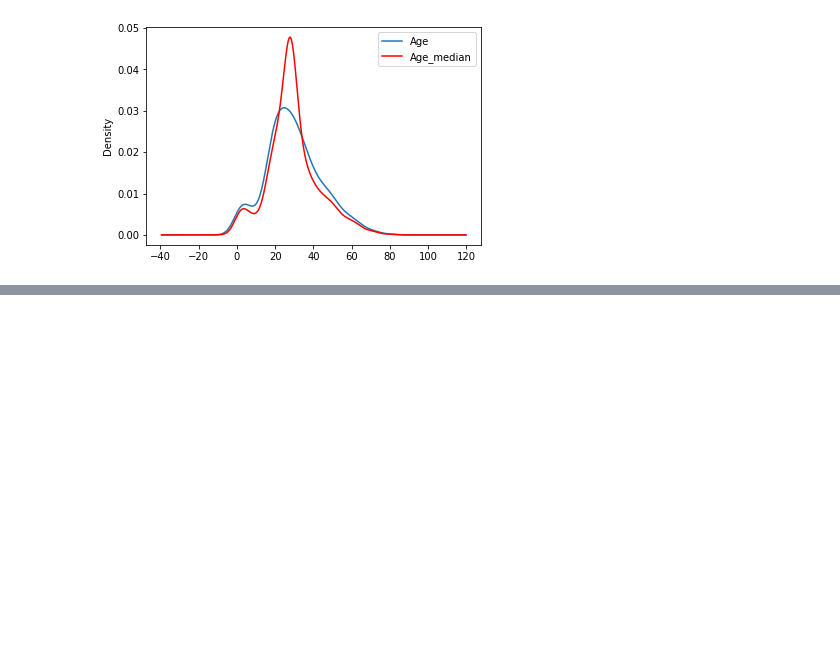
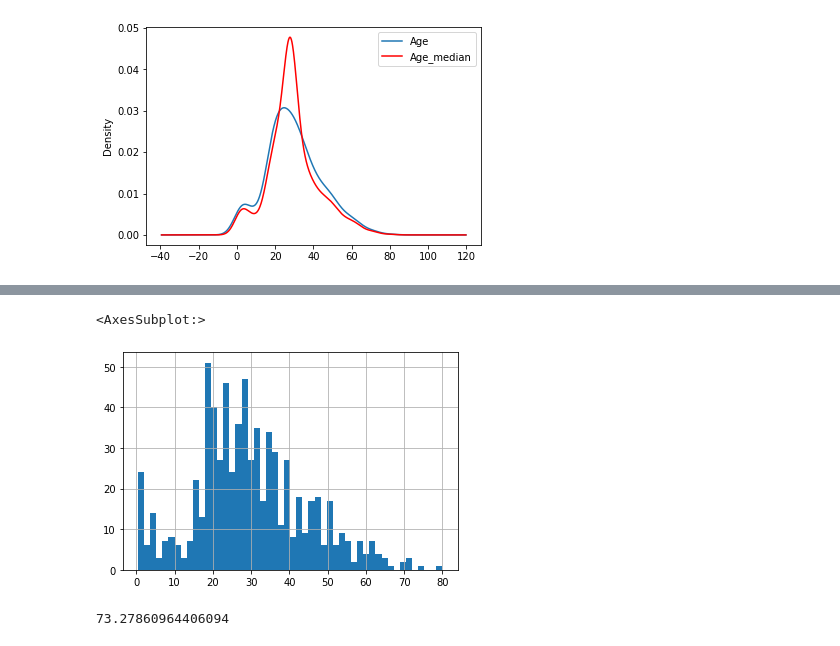
Before and after one commit to behzad89/SQL_GDAL_Commnds, a Jupyter notebook: ML_codes/Handling_Missing_Values.ipynb, the cells around one changed output, grey strips where cells are left out. Saved outputs shown, nothing was run; the diff lists cells and outputs as text; code cells hidden in the pictures; blank space fills up the shorter version.

```diff
--- a/ML_codes/Handling_Missing_Values.ipynb
+++ b/ML_codes/Handling_Missing_Values.ipynb
@@ -154,0 +257,2 @@ data.groupby('Survived').std()
+# %%
+df['Age_NAN'] = np.where(df['Age'].isnull(),1,0)
@@ -154,0 +291,10 @@ data.groupby('Survived').std()
+# %%
+df.Age.hist(bins=50)
+# %% [output]
+<AxesSubplot:>
+[figure, added]
+# %%
+extreme = df.Age.mean() + 3 * df.Age.std()
+extreme
+# %% [output]
+73.27860964406094
```
Also changed, not shown: parts of 25 cells of this notebook.
